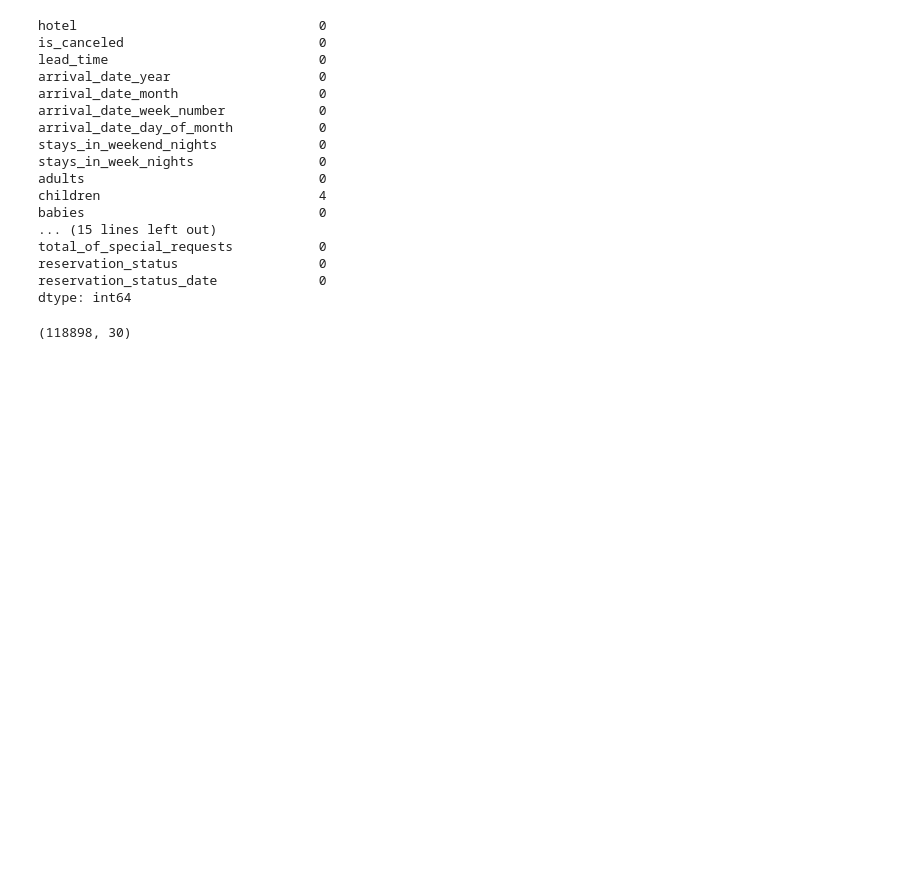
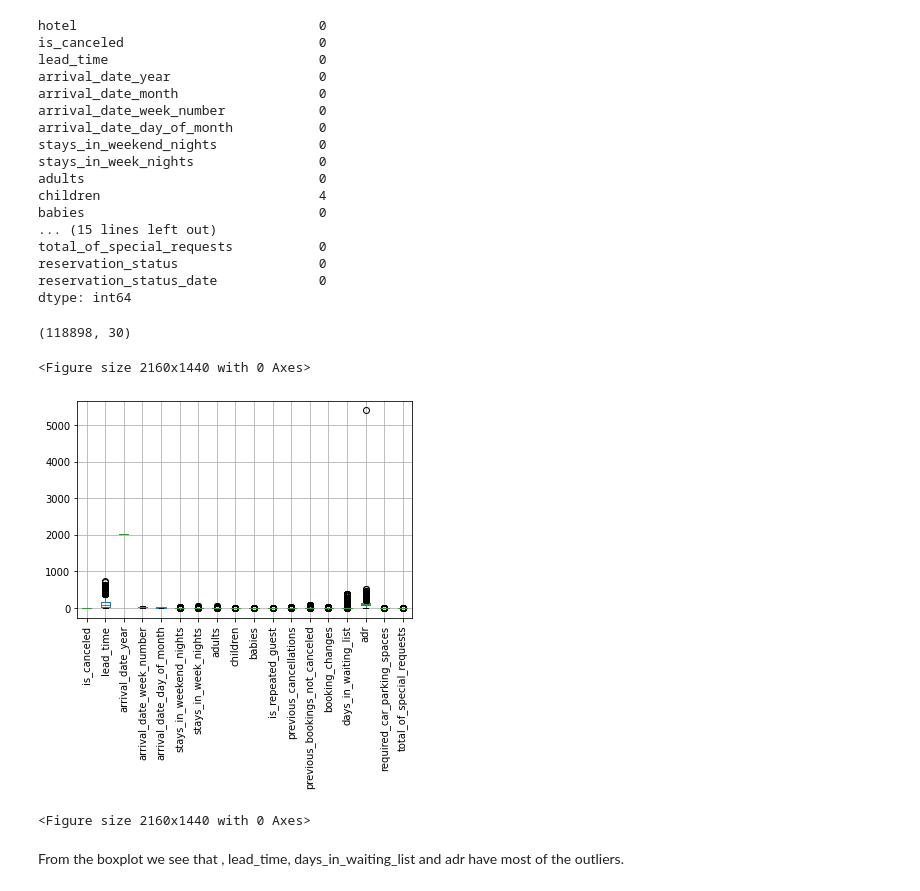
Before and after one commit to kamya11/Hotel-Booking-EDA, a Jupyter notebook: Hotel_Booking_EDA.ipynb, the cells around one changed output. Cells and saved outputs as stored; diff of their text form; code cells hidden in the pictures; blank space fills up the shorter version.

```diff
--- a/Hotel_Booking_EDA.ipynb
+++ b/Hotel_Booking_EDA.ipynb
@@ -150,3 +150,15 @@ data = data.dropna()
 data.shape
 # %% [output]
 (118898, 30)
+# %%
+# Lets check the outliers with boxplot
+
+data.boxplot()
+plt.xticks (rotation=90)
+plt.figure(figsize=(30,20))
+# %% [output]
+<Figure size 2160x1440 with 0 Axes>
+[figure, added]
+<Figure size 2160x1440 with 0 Axes>
+# %% [markdown]
+From the boxplot we see that , lead_time, days_in_waiting_list and adr have most of the outliers.
```
Also changed, not shown: parts of 4 cells of this notebook.
